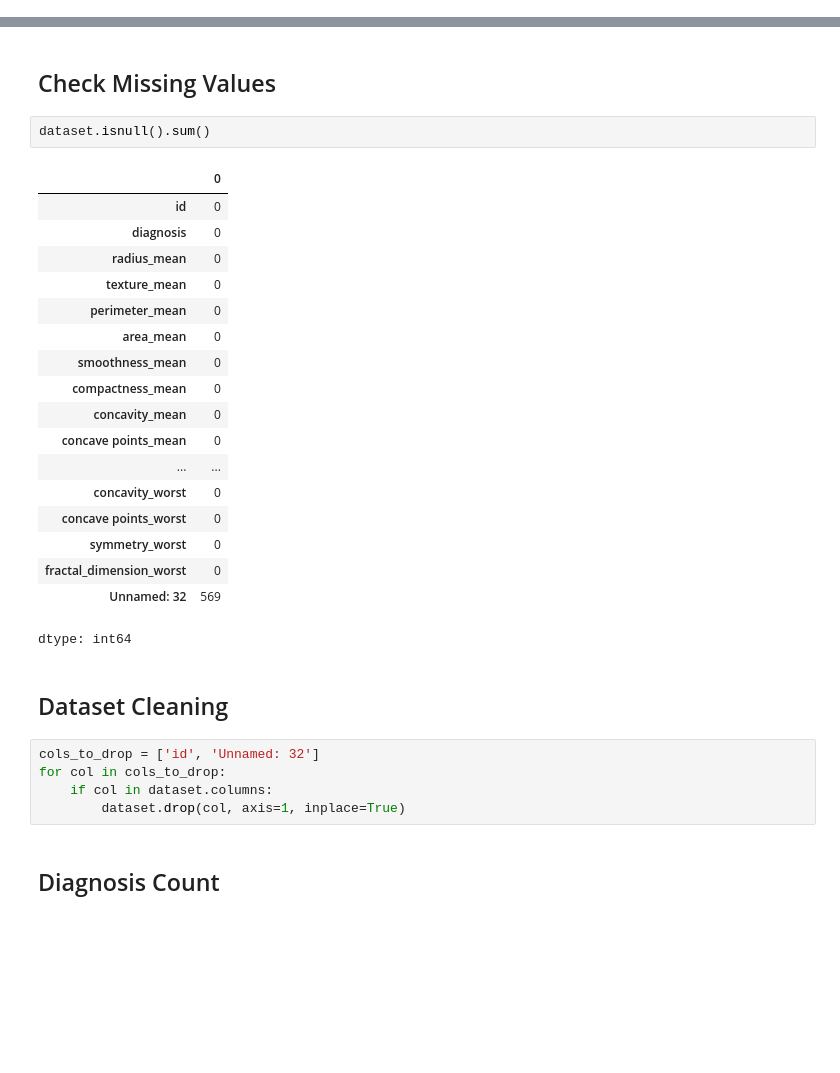
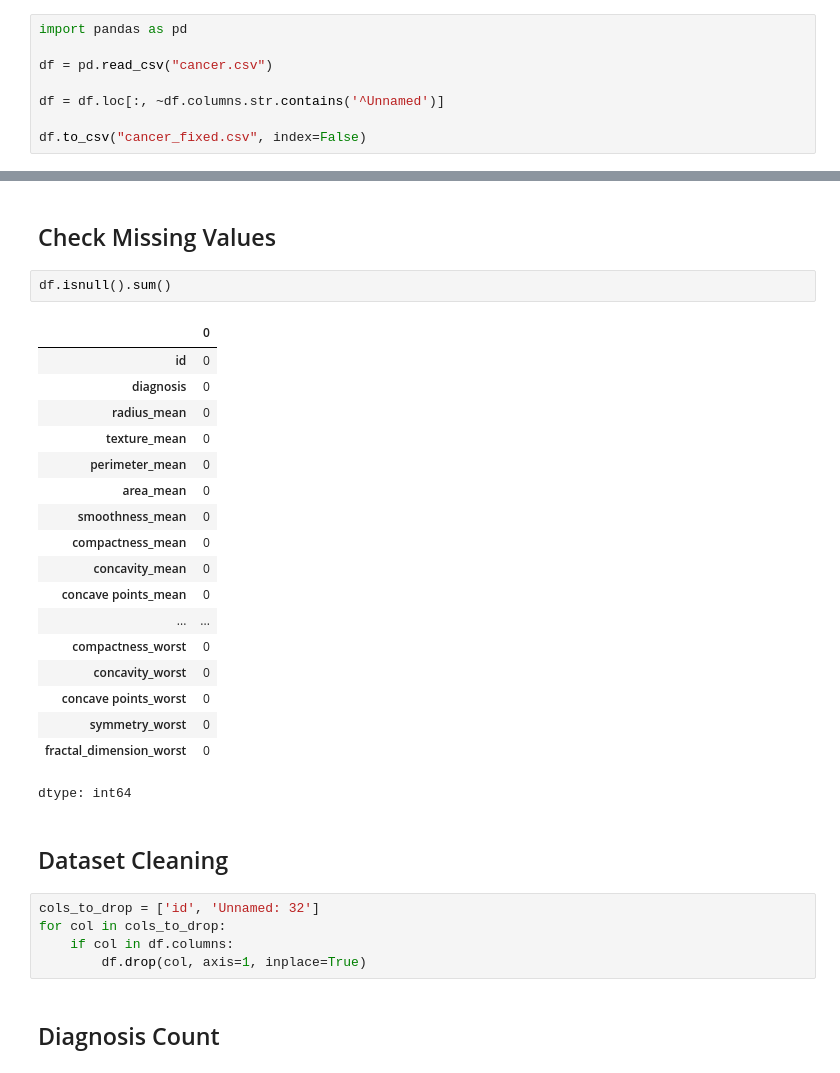
Before and after one commit to jayanthgvb482001/Cancer-Prediction-ml-ybi-foundation, a Jupyter notebook: cancer prediction.ipynb, the cells around one changed output, grey strips where cells are left out. Cells and saved outputs as stored; diff of their text form; blank space fills up the shorter version.

```diff
--- a/cancer prediction.ipynb
+++ b/cancer prediction.ipynb
@@ -31 +29,9 @@ dataset = pd.read_csv("https://raw.githubusercontent.com/ybifoundation/Dataset/m
+# %%
+import pandas as pd
+
+df = pd.read_csv("cancer.csv")
+
+df = df.loc[:, ~df.columns.str.contains('^Unnamed')]
+
+df.to_csv("cancer_fixed.csv", index=False)
 # %%
@@ -80,33 +86,33 @@ dataset.describe()
 # %% [markdown]
 ## Check Missing Values
 # %%
-dataset.isnull().sum()
+df.isnull().sum()
 # %% [output]
 |  | 0 |
 | id | 0 |
 | diagnosis | 0 |
 | radius_mean | 0 |
 | texture_mean | 0 |
 | perimeter_mean | 0 |
 | area_mean | 0 |
 | smoothness_mean | 0 |
 | compactness_mean | 0 |
 | concavity_mean | 0 |
 | concave points_mean | 0 |
 | ... | ... |
+| compactness_worst | 0 |
 | concavity_worst | 0 |
 | concave points_worst | 0 |
 | symmetry_worst | 0 |
 | fractal_dimension_worst | 0 |
-| Unnamed: 32 | 569 |
 dtype: int64
 # %% [markdown]
 ## Dataset Cleaning
 # %%
 cols_to_drop = ['id', 'Unnamed: 32']
 for col in cols_to_drop:
-    if col in dataset.columns:
-        dataset.drop(col, axis=1, inplace=True)
+    if col in df.columns:
+        df.drop(col, axis=1, inplace=True)
 # %% [markdown]
 ## Diagnosis Count
 # %%
```
Also changed, not shown: parts of 11 cells of this notebook.
